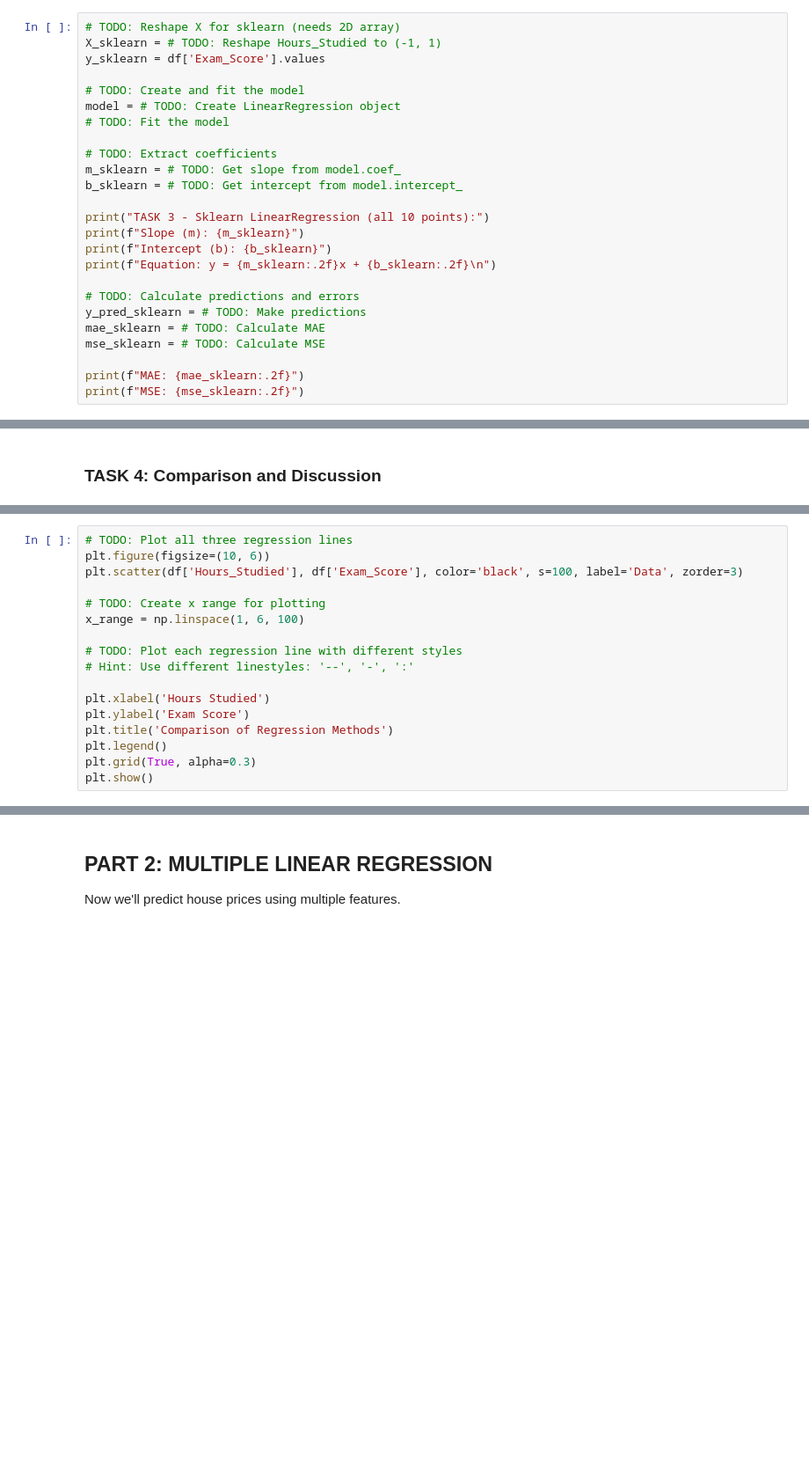
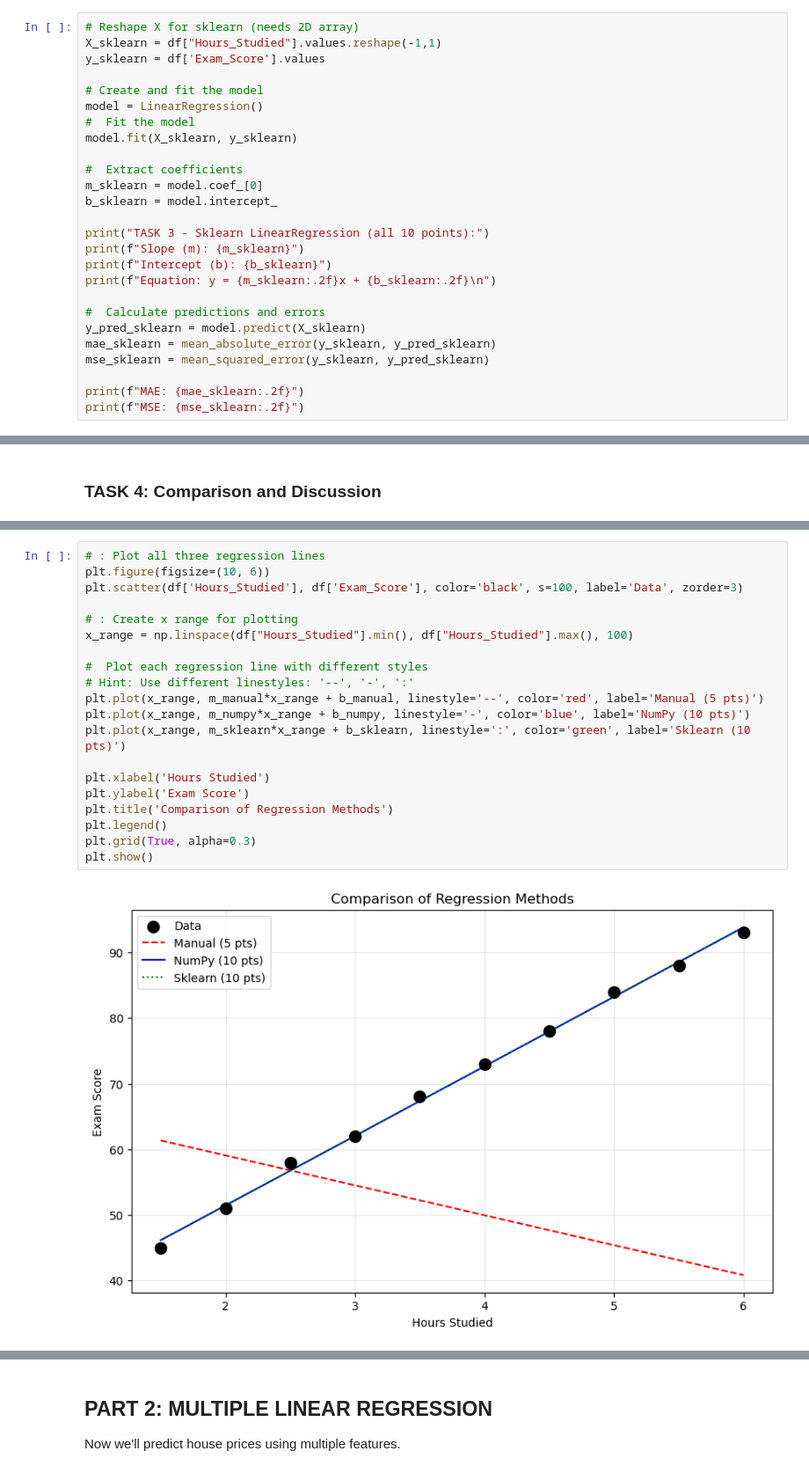
Before and after one commit to richar2048/bwsi-comp-problem-solving, a Jupyter notebook: mod5_supervised_learning/3_more_regression.ipynb, the cells around one changed output, grey strips where cells are left out. Shown at 88% size. Cells and saved outputs as stored; diff of their text form; blank space fills up the shorter version.

```diff
--- a/mod5_supervised_learning/3_more_regression.ipynb
+++ b/mod5_supervised_learning/3_more_regression.ipynb
@@ -188,27 +195,28 @@ print(f"MSE: {mse_numpy:.2f}")
 
  **Note:** sklearn automatically handles the intercept internally (with `fit_intercept=True` by default), so we don't need to add a column of ones!
 # %%
-# TODO: Reshape X for sklearn (needs 2D array)
-X_sklearn = # TODO: Reshape Hours_Studied to (-1, 1)
+# Reshape X for sklearn (needs 2D array)
+X_sklearn = df["Hours_Studied"].values.reshape(-1,1)
 y_sklearn = df['Exam_Score'].values
 
-# TODO: Create and fit the model
-model = # TODO: Create LinearRegression object
-# TODO: Fit the model
+# Create and fit the model
+model = LinearRegression()
+#  Fit the model
+model.fit(X_sklearn, y_sklearn)
 
-# TODO: Extract coefficients
-m_sklearn = # TODO: Get slope from model.coef_
-b_sklearn = # TODO: Get intercept from model.intercept_
+#  Extract coefficients
+m_sklearn = model.coef_[0]
+b_sklearn = model.intercept_
 
 print("TASK 3 - Sklearn LinearRegression (all 10 points):")
 print(f"Slope (m): {m_sklearn}")
 print(f"Intercept (b): {b_sklearn}")
 print(f"Equation: y = {m_sklearn:.2f}x + {b_sklearn:.2f}\n")
 
-# TODO: Calculate predictions and errors
-y_pred_sklearn = # TODO: Make predictions
-mae_sklearn = # TODO: Calculate MAE
-mse_sklearn = # TODO: Calculate MSE
+#  Calculate predictions and errors
+y_pred_sklearn = model.predict(X_sklearn)
+mae_sklearn = mean_absolute_error(y_sklearn, y_pred_sklearn)
+mse_sklearn = mean_squared_error(y_sklearn, y_pred_sklearn)
 
 print(f"MAE: {mae_sklearn:.2f}")
 print(f"MSE: {mse_sklearn:.2f}")
@@ -227,20 +252,25 @@ print(f"{'Sklearn (10 points)':<30} {0:<12.4f} {0:<12.4f} {0:<10.2f} {0:<10.2f}"
 # %%
-# TODO: Plot all three regression lines
+# : Plot all three regression lines
 plt.figure(figsize=(10, 6))
 plt.scatter(df['Hours_Studied'], df['Exam_Score'], color='black', s=100, label='Data', zorder=3)
 
-# TODO: Create x range for plotting
-x_range = np.linspace(1, 6, 100)
+# : Create x range for plotting
+x_range = np.linspace(df["Hours_Studied"].min(), df["Hours_Studied"].max(), 100)
 
-# TODO: Plot each regression line with different styles
+#  Plot each regression line with different styles
 # Hint: Use different linestyles: '--', '-', ':'
+plt.plot(x_range, m_manual*x_range + b_manual, linestyle='--', color='red', label='Manual (5 pts)')
+plt.plot(x_range, m_numpy*x_range + b_numpy, linestyle='-', color='blue', label='NumPy (10 pts)')
+plt.plot(x_range, m_sklearn*x_range + b_sklearn, linestyle=':', color='green', label='Sklearn (10 pts)')
 
 plt.xlabel('Hours Studied')
 plt.ylabel('Exam Score')
 plt.title('Comparison of Regression Methods')
 plt.legend()
 plt.grid(True, alpha=0.3)
 plt.show()
+# %% [output]
+[figure, added]
 # %% [markdown]
  ### Discussion Questions
 
```
Also changed, not shown: parts of 11 cells of this notebook.
